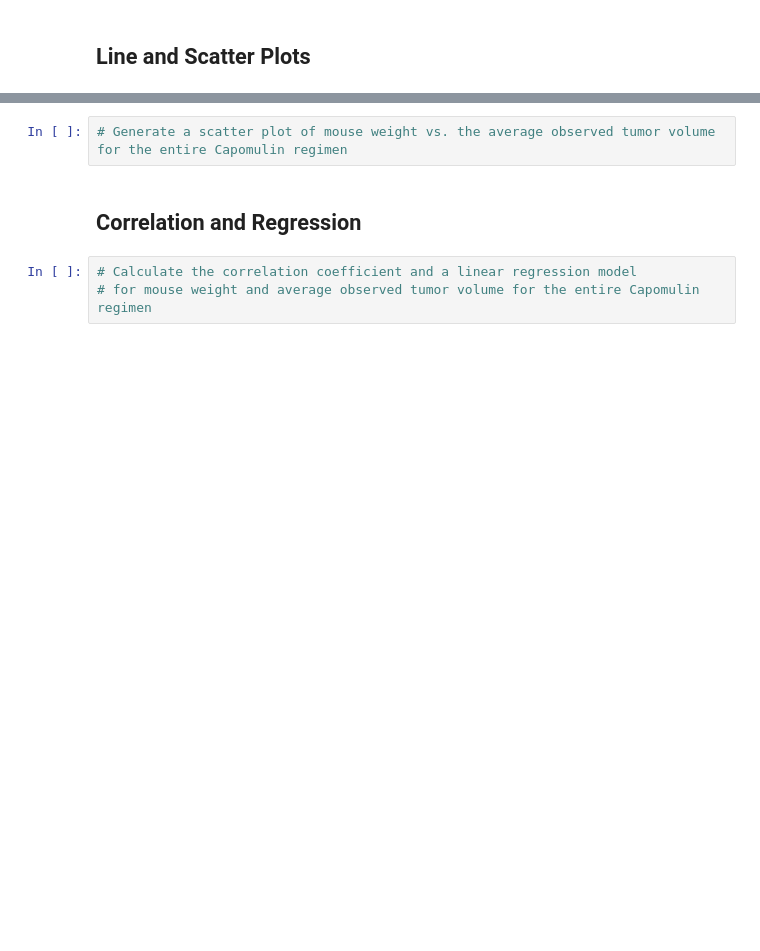
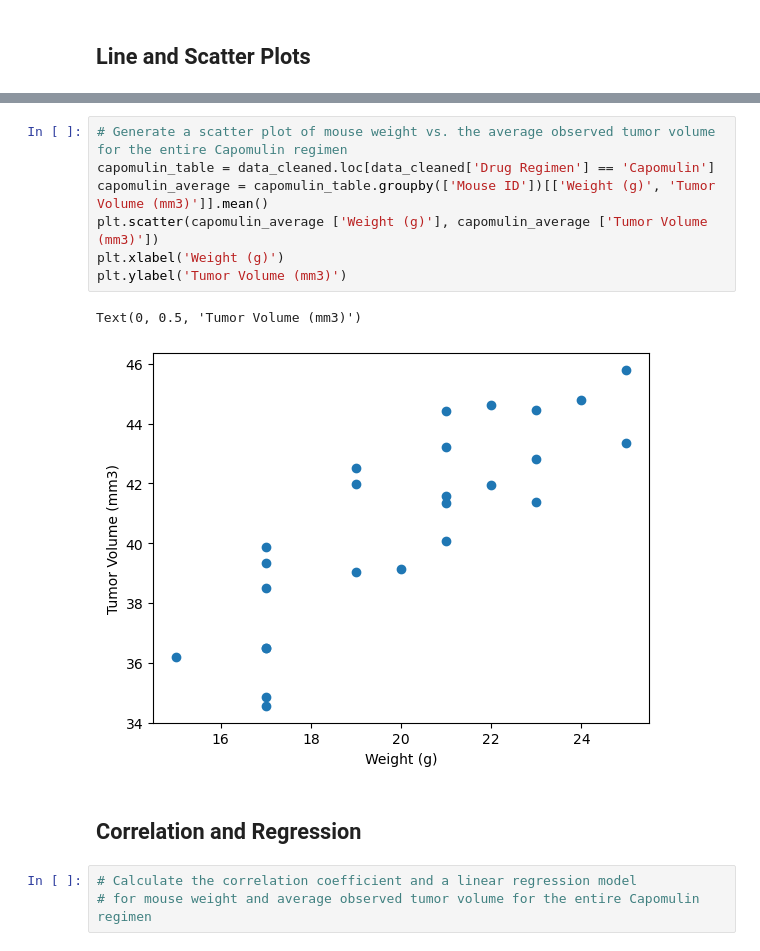
Before and after one commit to Kdata249/Pymaceuticals, a Jupyter notebook: 05-Data-Visualization/Starter_Code/Pymaceuticals_HW/pymaceuticals_starter.ipynb, the cells around one changed output, grey strips where cells are left out. Drawn from its saved outputs; the diff is of its cells as text; blank space fills up the shorter version.

```diff
--- a/05-Data-Visualization/Starter_Code/Pymaceuticals_HW/pymaceuticals_starter.ipynb
+++ b/05-Data-Visualization/Starter_Code/Pymaceuticals_HW/pymaceuticals_starter.ipynb
@@ -311,5 +326,13 @@ ax1.boxplot(tumor_vol_data)
 # %%
 # Generate a scatter plot of mouse weight vs. the average observed tumor volume for the entire Capomulin regimen
+capomulin_table = data_cleaned.loc[data_cleaned['Drug Regimen'] == 'Capomulin']
+capomulin_average = capomulin_table.groupby(['Mouse ID'])[['Weight (g)', 'Tumor Volume (mm3)']].mean()
+plt.scatter(capomulin_average ['Weight (g)'], capomulin_average ['Tumor Volume (mm3)'])
+plt.xlabel('Weight (g)')
+plt.ylabel('Tumor Volume (mm3)')
+# %% [output]
+Text(0, 0.5, 'Tumor Volume (mm3)')
+[figure, added]
 # %% [markdown]
 ## Correlation and Regression
 # %%
```
Also changed, not shown: parts of 5 cells of this notebook.
